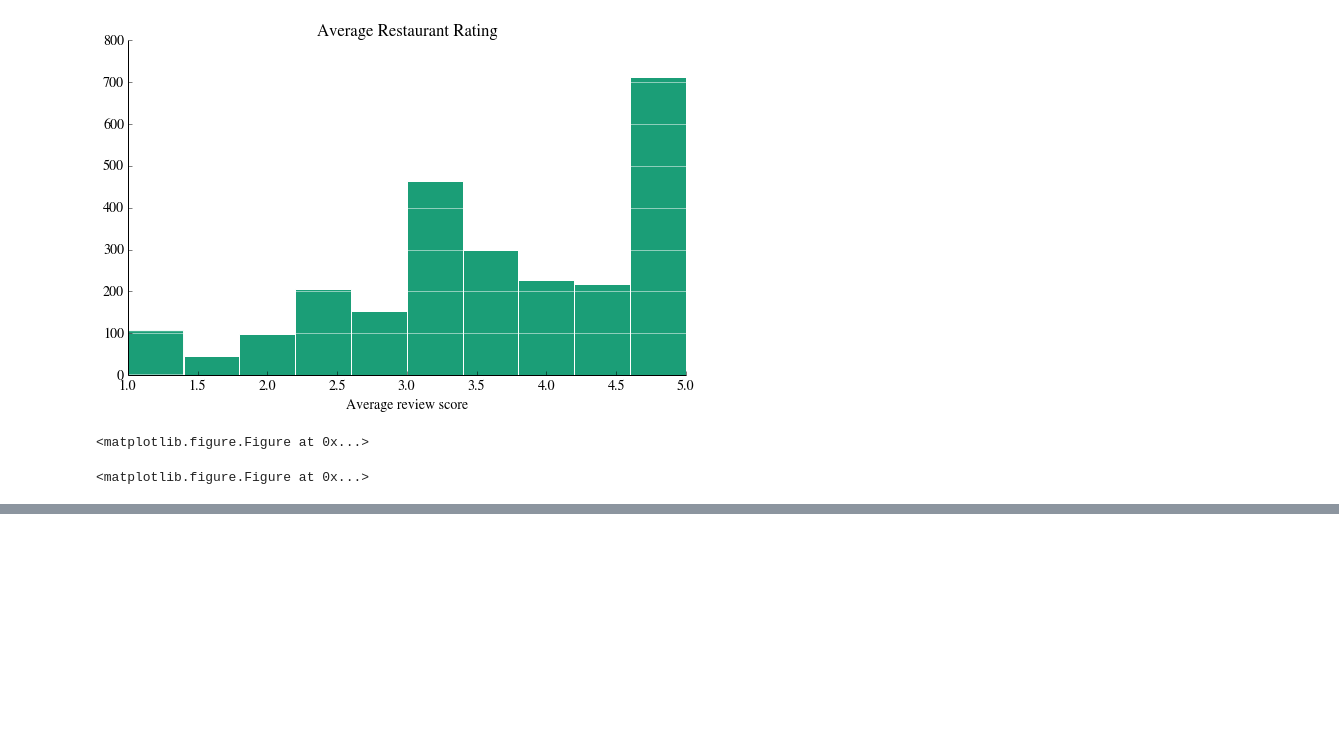
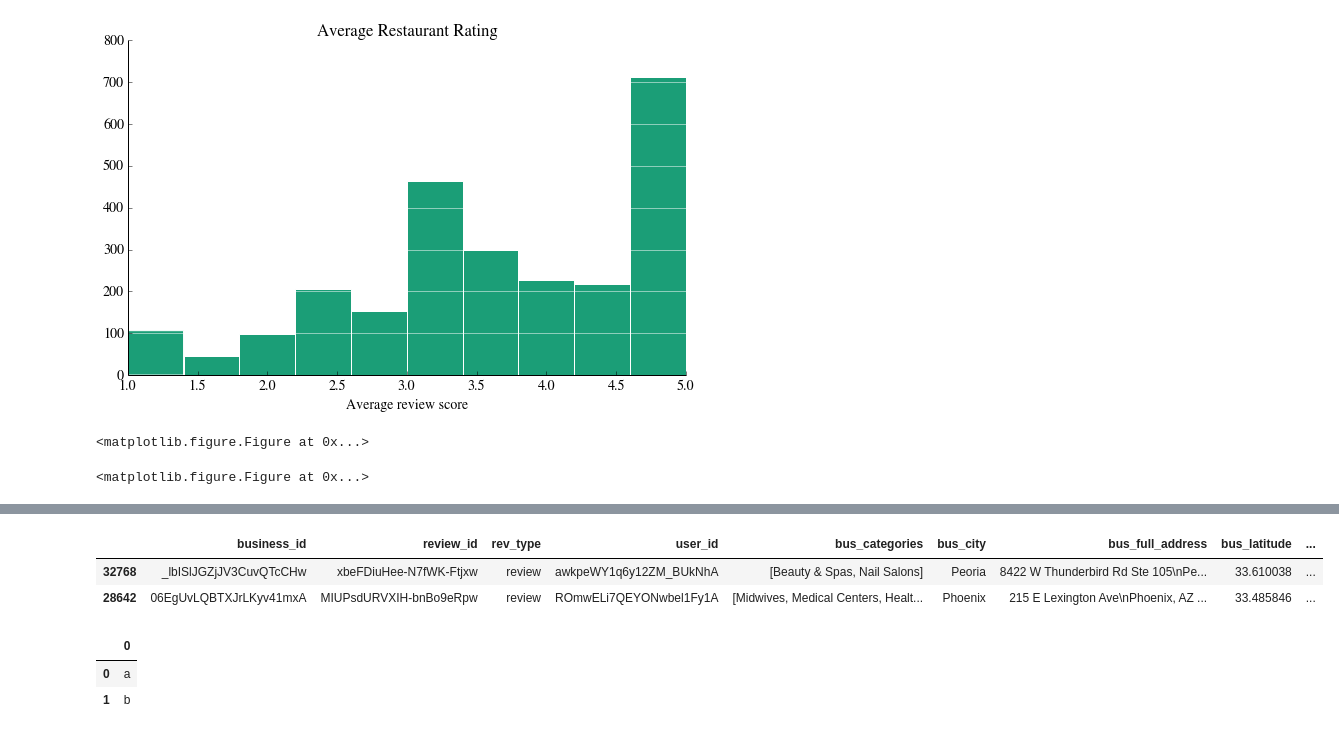
Before and after one commit to s-ramaswamy/CS-229-project, a Jupyter notebook: Visualizations.ipynb, the cells around one changed output, grey strips where cells are left out. Cells and saved outputs as stored; diff of their text form; code cells hidden in the pictures; blank space fills up the shorter version.

```diff
--- a/Visualizations.ipynb
+++ b/Visualizations.ipynb
@@ -274,0 +312,13 @@ plt.figure()
+# %%
+missing_both.bus_stars.fillna(value=2, inplace=True)
+missing_both.head(2)
+# %% [output]
+|  | business_id | review_id | rev_type | user_id | bus_categories | bus_city | bus_full_address | bus_latitude | ... |
+| 32768 | _lbISlJGZjJV3CuvQTcCHw | xbeFDiuHee-N7fWK-Ftjxw | review | awkpeWY1q6y12ZM_BUkNhA | [Beauty & Spas, Nail Salons] | Peoria | 8422 W Thunderbird Rd Ste 105\nPe... | 33.610038 | ... |
+| 28642 | 06EgUvLQBTXJrLKyv41mxA | MIUPsdURVXIH-bnBo9eRpw | review | ROmwELi7QEYONwbel1Fy1A | [Midwives, Medical Centers, Healt... | Phoenix | 215 E Lexington Ave\nPhoenix, AZ ... | 33.485846 | ... |
+# %%
+pd.DataFrame(['a','b'])
+# %% [output]
+|  | 0 |
+| 0 | a |
+| 1 | b |
```
Also changed, not shown: parts of 10 cells of this notebook, 3 other files.
